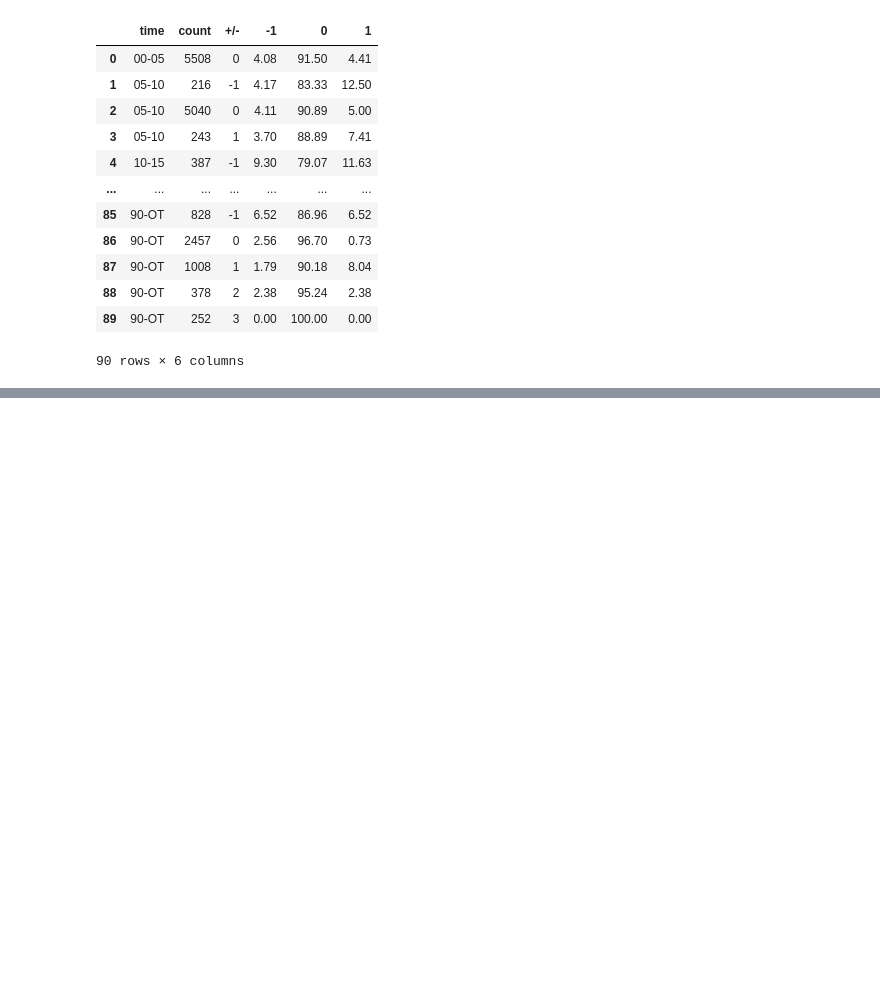
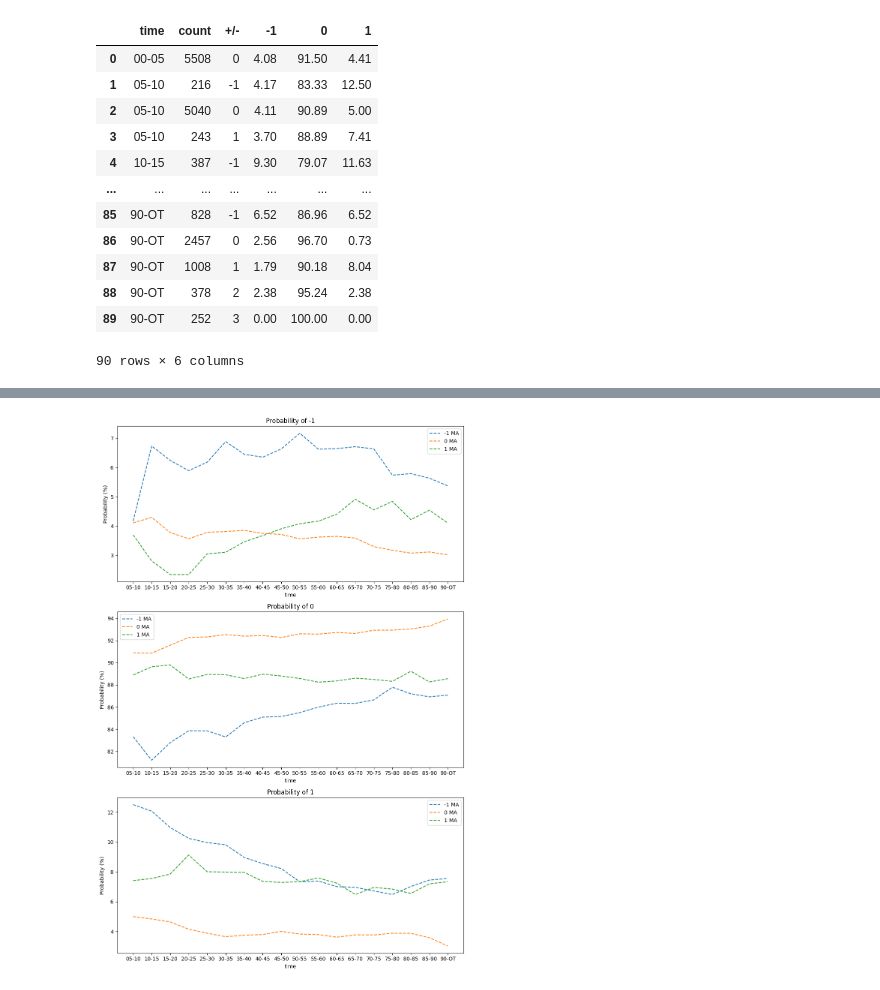
Before and after one commit to martin5575/yaspp, a Jupyter notebook: model/eda.ipynb, the cells around one changed output, grey strips where cells are left out. Saved outputs shown, nothing was run; the diff lists cells and outputs as text; code cells hidden in the pictures; blank space fills up the shorter version.

```diff
--- a/model/eda.ipynb
+++ b/model/eda.ipynb
@@ -279,0 +255,52 @@ Passing `palette` without assigning `hue` is deprecated and will be removed in v
+# %%
+df2 = df.copy()
+df2 = df2[df2["time"] != "00-05"]
+
+# Ensure all time intervals are present
+time_intervals = df2["time"].unique()
+df2 = df2.set_index(["time", "+/-"]).reindex(pd.MultiIndex.from_product([time_intervals, df["+/-"].unique()], names=["time", "+/-"]), fill_value=0).reset_index()
+
+window_size = 9
+df2["-1_MA"] = df2.groupby("+/-")["-1"].transform(lambda x: x.rolling(window=window_size, min_periods=1).mean())
+df2["0_MA"] = df2.groupby("+/-")["0"].transform(lambda x: x.rolling(window=window_size, min_periods=1).mean())
+df2["1_MA"] = df2.groupby("+/-")["1"].transform(lambda x: x.rolling(window=window_size, min_periods=1).mean())
+
+
+# Plotting
+fig, axes = plt.subplots(3, 1, figsize=(10, 15))
+
+# Plot for -1 probability
+for label, grp in df2.groupby("+/-"):
+    if label == 0 or label == 1 or label == -1:
+        #axes[0].plot(grp["time"], grp["-1"], marker='o', label=f"{label}")
+        axes[0].plot(grp["time"], grp["-1_MA"], linestyle='--', label=f"{label} MA")
+axes[0].set_title('Probability of -1')
+axes[0].set_xlabel('time')
+axes[0].set_ylabel('Probability (%)')
+axes[0].legend()
+
+# Plot for 0 probability
+for label, grp in df2.groupby("+/-"):
+    if label == 0 or label == 1 or label == -1:
+        #axes[1].plot(grp["time"], grp["0"], marker='o', label=f"{label}")
+        axes[1].plot(grp["time"], grp["0_MA"], linestyle='--', label=f"{label} MA")
+axes[1].set_title('Probability of 0')
+axes[1].set_xlabel('time')
+axes[1].set_ylabel('Probability (%)')
+axes[1].legend()
+
+# Plot for 1 probability
+for label, grp in df2.groupby("+/-"):
+    if label == 0 or label == 1 or label == -1:
+        #axes[2].plot(grp["time"], grp["1"], marker='o', label=f"{label}")
+        axes[2].plot(grp["time"], grp["1_MA"], linestyle='--', label=f"{label} MA")
+axes[2].set_title('Probability of 1')
+axes[2].set_xlabel('time')
+axes[2].set_ylabel('Probability (%)')
+axes[2].legend()
+
+# Adjust layout
+plt.tight_layout()
+plt.show()
+# %% [output]
+[figure, added]
```
Also changed, not shown: parts of 7 cells of this notebook, 19 other files.
